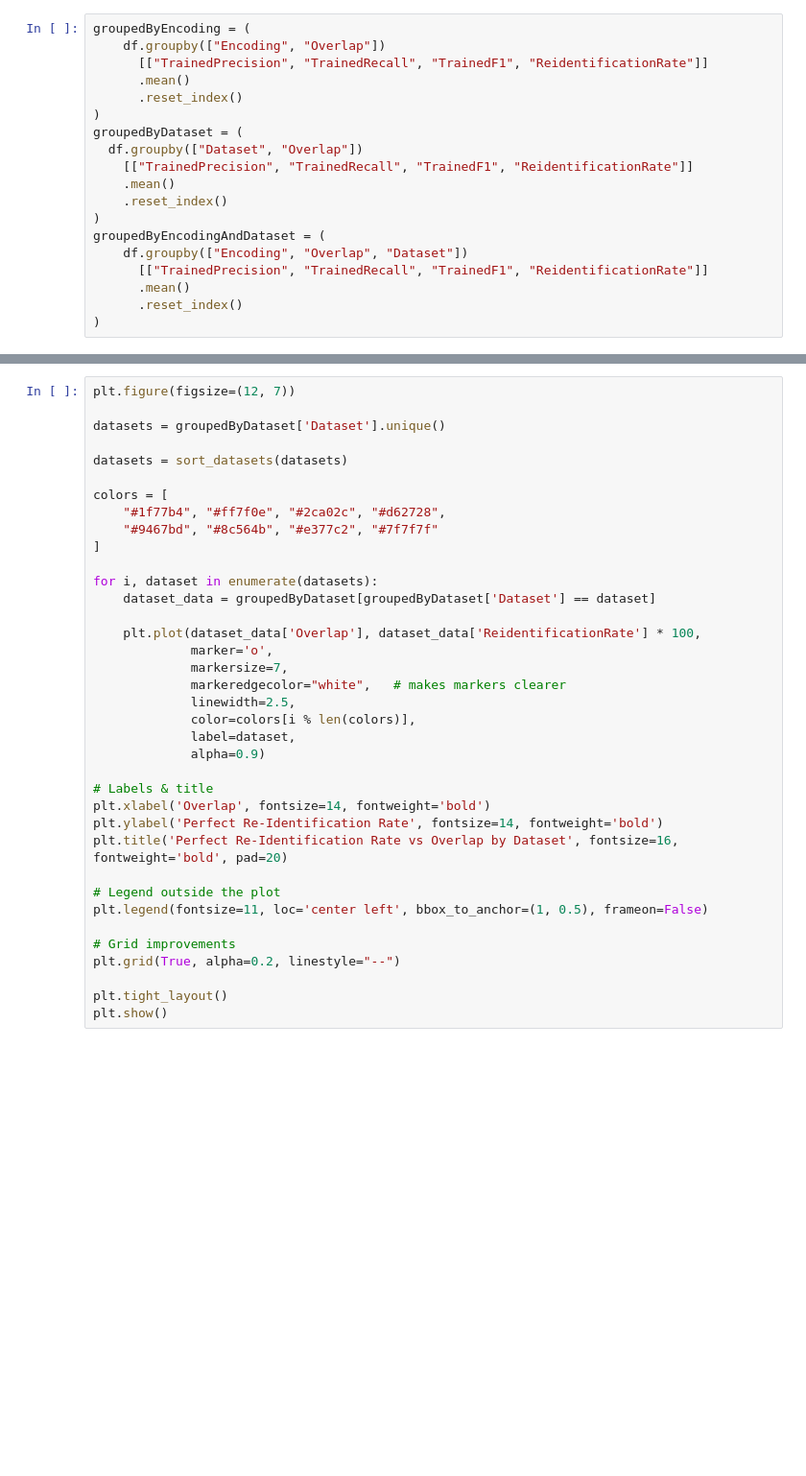
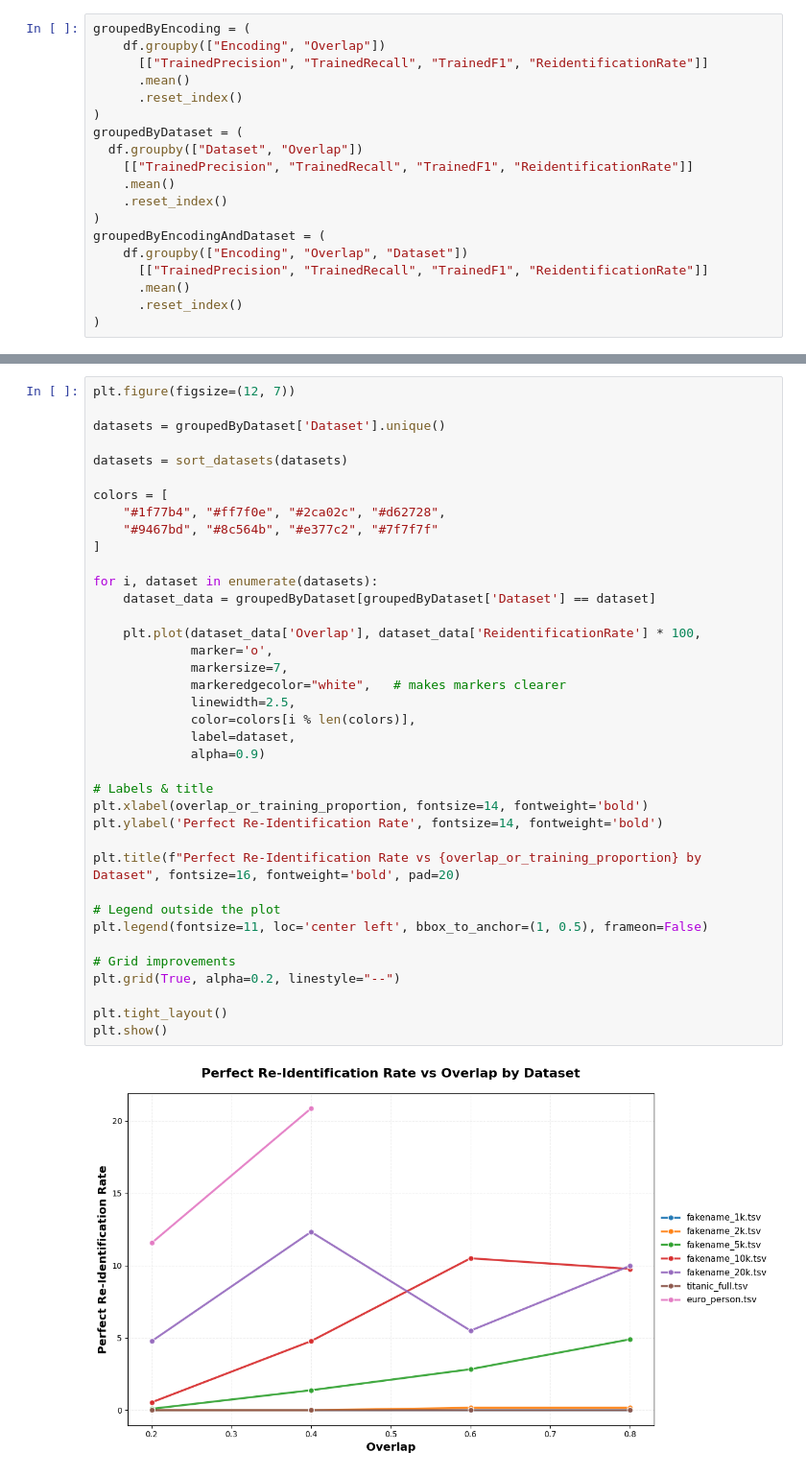
Before and after one commit to marcelmildenberger/dataset-extension-attack, a Jupyter notebook: analysis.ipynb, the cells around one changed output, grey strips where cells are left out. Shown at 96% size. Drawn from its saved outputs; the diff is of its cells as text; blank space fills up the shorter version.

```diff
--- a/analysis.ipynb
+++ b/analysis.ipynb
@@ -265,35 +344,38 @@ datasets = groupedByDataset['Dataset'].unique()
 datasets = sort_datasets(datasets)
 
 colors = [
     "#1f77b4", "#ff7f0e", "#2ca02c", "#d62728",
     "#9467bd", "#8c564b", "#e377c2", "#7f7f7f"
 ]
 
 for i, dataset in enumerate(datasets):
     dataset_data = groupedByDataset[groupedByDataset['Dataset'] == dataset]
 
     plt.plot(dataset_data['Overlap'], dataset_data['ReidentificationRate'] * 100,
              marker='o',
              markersize=7,
              markeredgecolor="white",   # makes markers clearer
              linewidth=2.5,
              color=colors[i % len(colors)],
              label=dataset,
              alpha=0.9)
 
 # Labels & title
-plt.xlabel('Overlap', fontsize=14, fontweight='bold')
+plt.xlabel(overlap_or_training_proportion, fontsize=14, fontweight='bold')
 plt.ylabel('Perfect Re-Identification Rate', fontsize=14, fontweight='bold')
-plt.title('Perfect Re-Identification Rate vs Overlap by Dataset', fontsize=16, fontweight='bold', pad=20)
+
+plt.title(f"Perfect Re-Identification Rate vs {overlap_or_training_proportion} by Dataset", fontsize=16, fontweight='bold', pad=20)
 
 # Legend outside the plot
 plt.legend(fontsize=11, loc='center left', bbox_to_anchor=(1, 0.5), frameon=False)
 
 # Grid improvements
 plt.grid(True, alpha=0.2, linestyle="--")
 
 plt.tight_layout()
 plt.show()
+# %% [output]
+[figure, added]
 # %%
 # Get unique encoding schemes
 encodings = groupedByEncodingAndDataset['Encoding'].unique()
```
Also changed, not shown: parts of 7 cells of this notebook, 1 other file.
